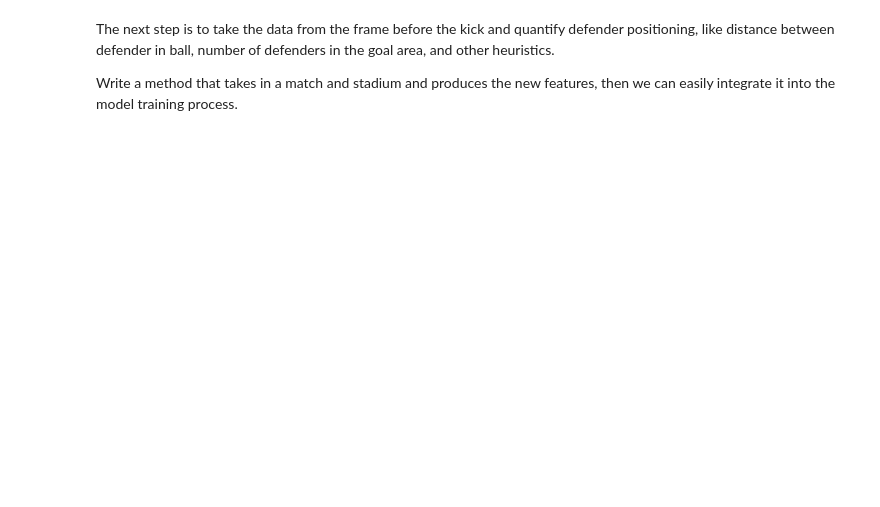
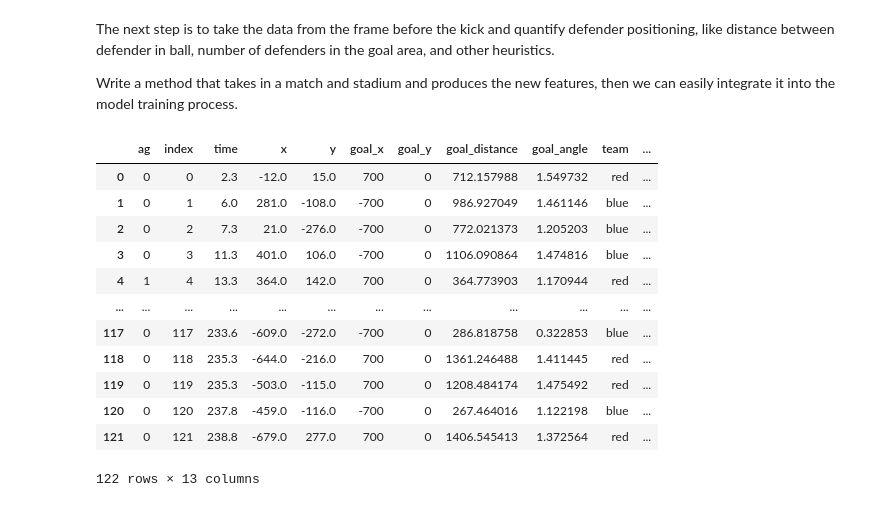
Before and after one commit to vingkan/haxml, a Jupyter notebook: notebooks/defender_positions.ipynb, the cells around one changed output. Saved outputs shown, nothing was run; the diff lists cells and outputs as text; code cells hidden in the pictures; blank space fills up the shorter version.

Commit message:
added defender features

```diff
--- a/notebooks/defender_positions.ipynb
+++ b/notebooks/defender_positions.ipynb
@@ -184,0 +188,42 @@ Write a method that takes in a match and stadium and produces the new features,
+# %%
+def get_new_features(match):
+    """
+    Args:
+        match: index for match within metadata
+    Returns:
+        Return a df containing new features of closest defender and defenders pressuring kick(within 200 dist)
+    """
+    meta = get_matches_metadata("../data/matches_metadata.csv")[match]
+    stadiums = get_stadiums("../data/stadiums.json")
+    infile = "../data/packed_matches/{}.json".format(meta["match_id"])
+    stadium = stadiums[meta["stadium"]]
+    match = load_match(infile)
+    row_gen = generate_rows_demo(match, stadium)
+    df = pd.DataFrame(row_gen)
+    kick_df = pd.DataFrame(match["kicks"]).to_dict(orient="records")
+    closest_defender = []
+    defender_within = []
+    for kick in kick_df:
+        positions = get_positions_at_time(match["positions"], kick["time"])
+        closest_defender.append(defender_feature(positions,kick)[0])
+        defender_within.append(defender_feature(positions,kick)[1])
+    df["closestDefnder"] = closest_defender
+    df["defenderWithinDist"] = defender_within # TODO: maybe defenders infront of box
+    return df
+# %%
+new_df = get_new_features(543)
+new_df
+# %% [output]
+|  | ag | index | time | x | y | goal_x | goal_y | goal_distance | goal_angle | team | ... |
+| 0 | 0 | 0 | 2.3 | -12.0 | 15.0 | 700 | 0 | 712.157988 | 1.549732 | red | ... |
+| 1 | 0 | 1 | 6.0 | 281.0 | -108.0 | -700 | 0 | 986.927049 | 1.461146 | blue | ... |
+| 2 | 0 | 2 | 7.3 | 21.0 | -276.0 | -700 | 0 | 772.021373 | 1.205203 | blue | ... |
+| 3 | 0 | 3 | 11.3 | 401.0 | 106.0 | -700 | 0 | 1106.090864 | 1.474816 | blue | ... |
+| 4 | 1 | 4 | 13.3 | 364.0 | 142.0 | 700 | 0 | 364.773903 | 1.170944 | red | ... |
+| ... | ... | ... | ... | ... | ... | ... | ... | ... | ... | ... | ... |
+| 117 | 0 | 117 | 233.6 | -609.0 | -272.0 | -700 | 0 | 286.818758 | 0.322853 | blue | ... |
+| 118 | 0 | 118 | 235.3 | -644.0 | -216.0 | 700 | 0 | 1361.246488 | 1.411445 | red | ... |
+| 119 | 0 | 119 | 235.3 | -503.0 | -115.0 | 700 | 0 | 1208.484174 | 1.475492 | red | ... |
+| 120 | 0 | 120 | 237.8 | -459.0 | -116.0 | -700 | 0 | 267.464016 | 1.122198 | blue | ... |
+| 121 | 0 | 121 | 238.8 | -679.0 | 277.0 | 700 | 0 | 1406.545413 | 1.372564 | red | ... |
+122 rows × 13 columns
```
Also changed, not shown: parts of 8 cells of this notebook, 4 other files.
